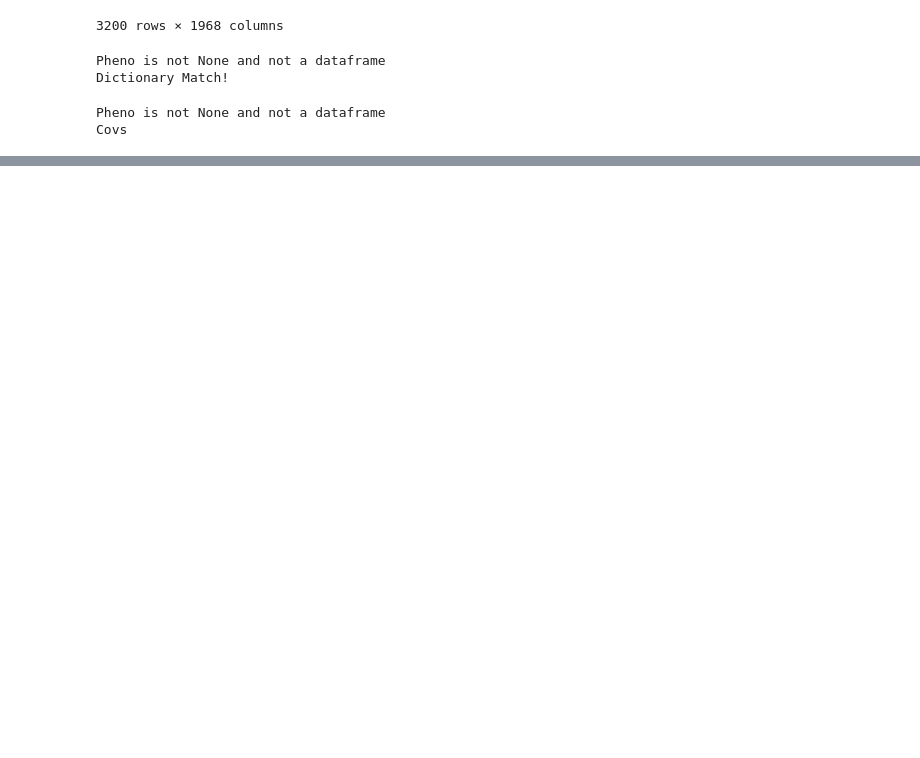
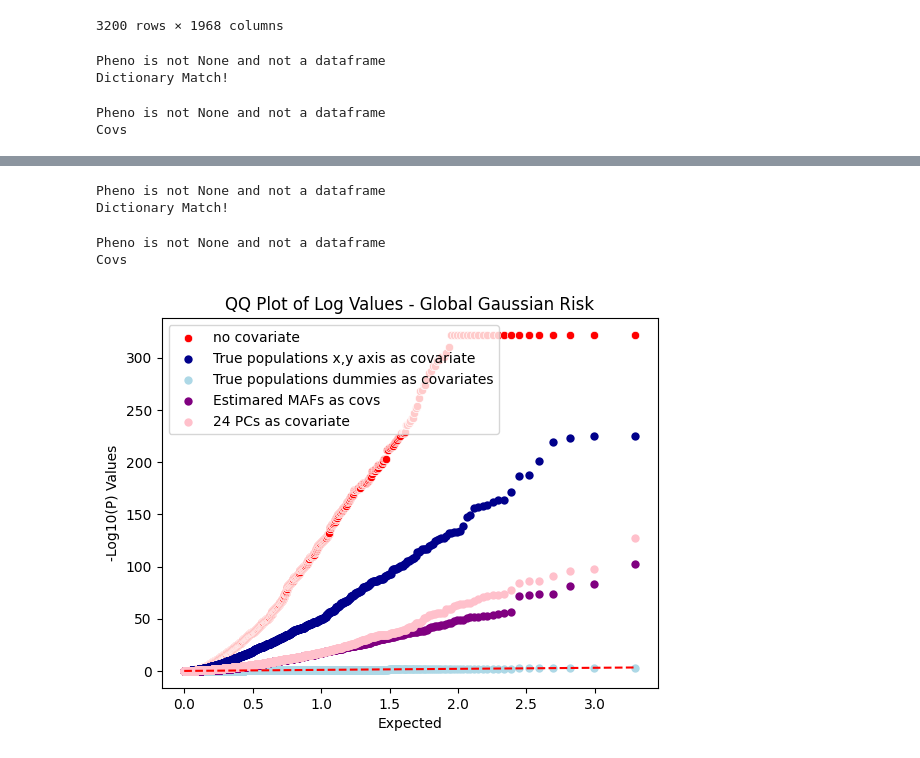
Before and after one commit to mat2m10/abyss_simulation, a Jupyter notebook: 09 Analysis only environmental risk.ipynb, the cells around one changed output, grey strips where cells are left out. Drawn from its saved outputs; the diff is of its cells as text; code cells hidden in the pictures; blank space fills up the shorter version.

```diff
--- a/09 Analysis only environmental risk.ipynb
+++ b/09 Analysis only environmental risk.ipynb
@@ -448,0 +472,14 @@ ps
+# %%
+df_abyss_p_q_2pq_covs_via_esti_pop = manhattan_linear(complete, y, covariate_dictionary)
+# %% [output]
+Pheno is not None and not a dataframe
+Dictionary Match!
+# %%
+# PCA
+nr_common_PCs = 24
+pc_columns = ['PC{}'.format(i) for i in range(1, nr_common_PCs+1)]
+PC_common= pd.read_pickle(f"data/G{G}_L{L}_c{c}_k{k}_M{M}/phenotype/PCs/common_genotype_AF_{common_threshold_L}_{common_threshold_H}.pkl")
+df_PCs = manhattan_linear(complete, y , PC_common[pc_columns])
+# %% [output]
+Pheno is not None and not a dataframe
+Covs
@@ -448,0 +494,41 @@ ps
+# %%
+# Find the maximum value in the DataFrame excluding inf and NaN
+max_value = df_bests.replace([np.inf, -np.inf], np.nan).max().max()
+
+# Replace inf values with the maximum value found
+df_bests.replace([np.inf, -np.inf], max_value, inplace=True)
+
+# Replace NaN values with the maximum value found
+df_bests.fillna(max_value, inplace=True)
+n = len(df_bests)
+expected_quantiles = np.arange(1, n + 1) / n
+expected_logP = np.sort(-np.log10(expected_quantiles))
+df_bests['expected_logP'] = expected_logP
+# %%
+sns.scatterplot(x='expected_logP', y='-logP_no_corr', data=df_bests, color='red', label='no covariate')
+
+sns.scatterplot(x='expected_logP', y='-logP_true_pop', data=df_bests, color='darkblue', label='True populations x,y axis as covariate', linewidth=0)
+
+sns.scatterplot(x='expected_logP', y='-logP_true_pop_onehot', data=df_bests, color='lightblue', label='True populations dummies as covariates', linewidth=0)
+
+sns.scatterplot(x='expected_logP', y='-logP_abyss_via_esti_pops', data=df_bests, color='purple', label='Estimared MAFs as covs', linewidth=0)
+
+sns.scatterplot(x='expected_logP', y='-logP_PCs', data=df_bests, color='pink', label=f"{nr_common_PCs} PCs as covariate", linewidth=0)
+
+# Plot diagonal reference line
+plt.plot([min(df_bests['expected_logP']), max(df_bests['expected_logP'])],
+         [min(df_bests['expected_logP']), max(df_bests['expected_logP'])],
+         color='red', linestyle='--')
+
+# Set plot labels and title
+plt.xlabel('Expected')
+plt.ylabel('-Log10(P) Values')
+plt.title(f"QQ Plot of Log Values - {naming_dict[name_risk]}")
+
+# Show legend
+plt.legend()
+#plt.savefig(f"data/plots/qq_pheno_{name_risk}_iter_{iterations}_G{G}_L{L}_c{c}_k{k}_M{M}.png", dpi=100)
+# Show plot
+plt.show()
+# %% [output]
+[figure, added]
```
Also changed, not shown: parts of 12 cells of this notebook.
